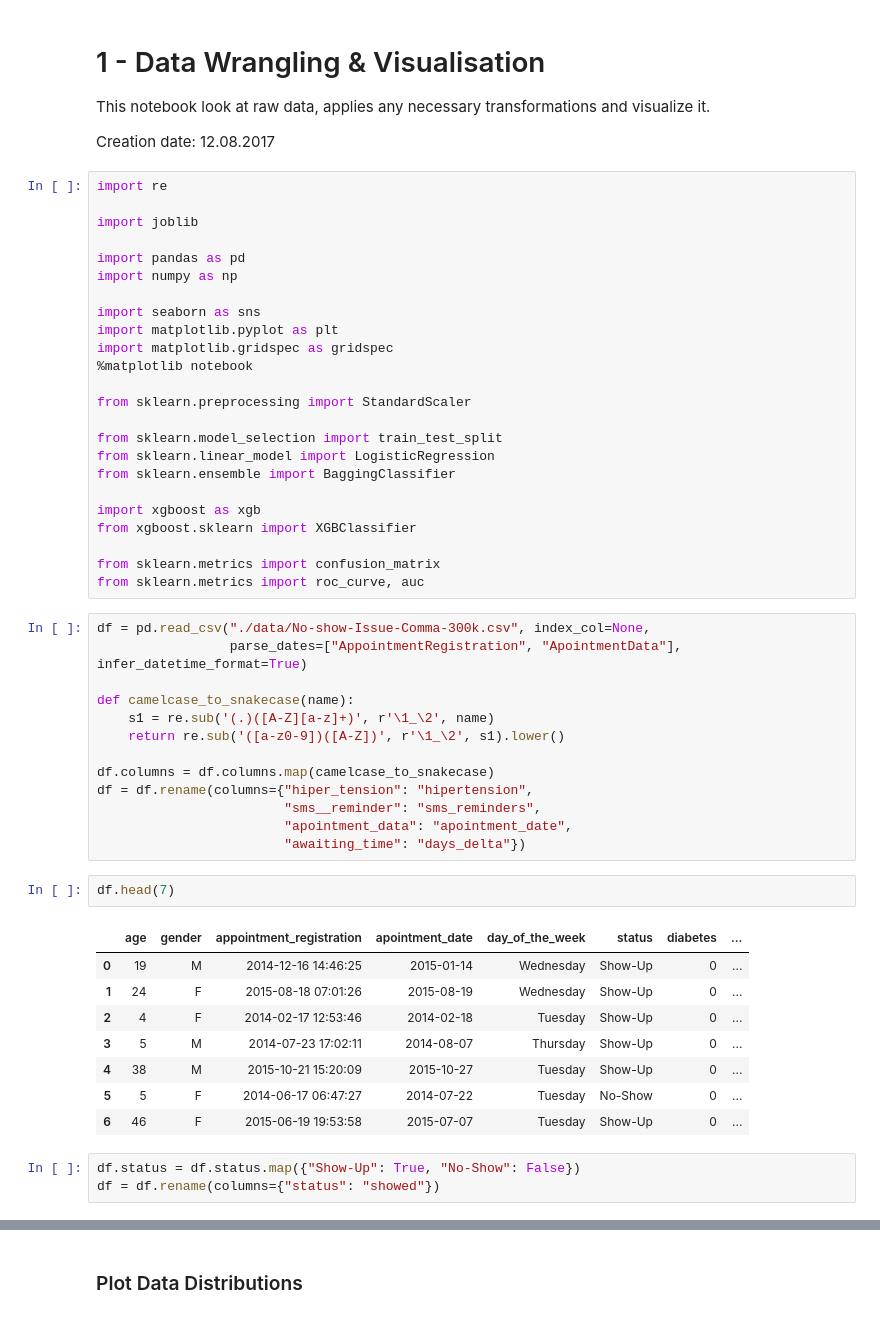
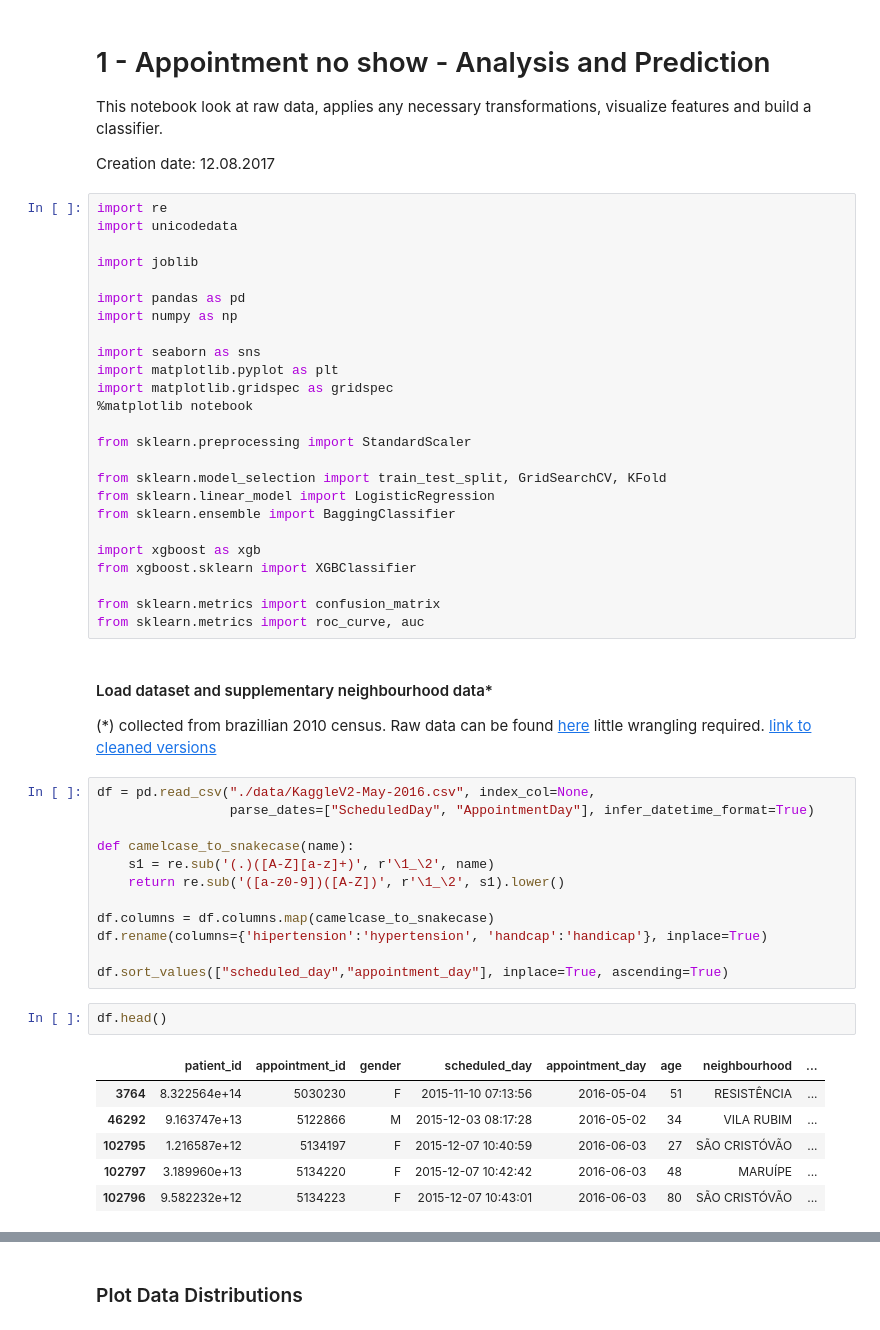
Before and after one commit to brenoarosa/medical_noshow, a Jupyter notebook: 1 - Data Wrangling & Visualisation.ipynb, the cells around one changed output, grey strips where cells are left out. Drawn from its saved outputs; the diff is of its cells as text.

```diff
--- a/1 - Data Wrangling & Visualisation.ipynb
+++ b/1 - Data Wrangling & Visualisation.ipynb
@@ -1,10 +1,12 @@
 # %% [markdown]
-# 1 - Data Wrangling & Visualisation
-This notebook look at raw data, applies any necessary transformations and visualize it.
+# 1 - Appointment no show - Analysis and Prediction
+
+This notebook look at raw data, applies any necessary transformations, visualize features and build a classifier.
 
 Creation date: 12.08.2017
 # %%
 import re
+import unicodedata
 
 import joblib
 
@@ -18,7 +20,7 @@ import matplotlib.gridspec as gridspec
 
 from sklearn.preprocessing import StandardScaler
 
-from sklearn.model_selection import train_test_split
+from sklearn.model_selection import train_test_split, GridSearchCV, KFold
 from sklearn.linear_model import LogisticRegression
 from sklearn.ensemble import BaggingClassifier
 
@@ -27,30 +29,27 @@ from xgboost.sklearn import XGBClassifier
 
 from sklearn.metrics import confusion_matrix
 from sklearn.metrics import roc_curve, auc
+# %% [markdown]
+#### Load dataset and supplementary neighbourhood data*
+(*) collected from brazillian 2010 census. Raw data can be found [here](http://www.ibge.gov.br/home/estatistica/populacao/censo2010/caracteristicas_da_populacao/caracteristicas_da_populacao_tab_municipios_zip_xls.shtm) little wrangling required. [link to cleaned versions](https://drive.google.com/drive/u/2/folders/0B_uxDpjmdSnmQTF5VGtGRUVrTFk)
 # %%
-df = pd.read_csv("./data/No-show-Issue-Comma-300k.csv", index_col=None,
-                 parse_dates=["AppointmentRegistration", "ApointmentData"], infer_datetime_format=True)
+df = pd.read_csv("./data/KaggleV2-May-2016.csv", index_col=None,
+                 parse_dates=["ScheduledDay", "AppointmentDay"], infer_datetime_format=True)
 
 def camelcase_to_snakecase(name):
     s1 = re.sub('(.)([A-Z][a-z]+)', r'\1_\2', name)
     return re.sub('([a-z0-9])([A-Z])', r'\1_\2', s1).lower()
 
 df.columns = df.columns.map(camelcase_to_snakecase)
-df = df.rename(columns={"hiper_tension": "hipertension",
-                        "sms__reminder": "sms_reminders",
-                        "apointment_data": "apointment_date",
-                        "awaiting_time": "days_delta"})
+df.rename(columns={'hipertension':'hypertension', 'handcap':'handicap'}, inplace=True)
+
+df.sort_values(["scheduled_day","appointment_day"], inplace=True, ascending=True)
 # %%
-df.head(7)
+df.head()
 # %% [output]
-|  | age | gender | appointment_registration | apointment_date | day_of_the_week | status | diabetes | ... |
-| 0 | 19 | M | 2014-12-16 14:46:25 | 2015-01-14 | Wednesday | Show-Up | 0 | ... |
-| 1 | 24 | F | 2015-08-18 07:01:26 | 2015-08-19 | Wednesday | Show-Up | 0 | ... |
-| 2 | 4 | F | 2014-02-17 12:53:46 | 2014-02-18 | Tuesday | Show-Up | 0 | ... |
-| 3 | 5 | M | 2014-07-23 17:02:11 | 2014-08-07 | Thursday | Show-Up | 0 | ... |
-| 4 | 38 | M | 2015-10-21 15:20:09 | 2015-10-27 | Tuesday | Show-Up | 0 | ... |
-| 5 | 5 | F | 2014-06-17 06:47:27 | 2014-07-22 | Tuesday | No-Show | 0 | ... |
-| 6 | 46 | F | 2015-06-19 19:53:58 | 2015-07-07 | Tuesday | Show-Up | 0 | ... |
+|  | patient_id | appointment_id | gender | scheduled_day | appointment_day | age | neighbourhood | ... |
+| 3764 | 8.322564e+14 | 5030230 | F | 2015-11-10 07:13:56 | 2016-05-04 | 51 | RESISTÊNCIA | ... |
+| 46292 | 9.163747e+13 | 5122866 | M | 2015-12-03 08:17:28 | 2016-05-02 | 34 | VILA RUBIM | ... |
+| 102795 | 1.216587e+12 | 5134197 | F | 2015-12-07 10:40:59 | 2016-06-03 | 27 | SÃO CRISTÓVÃO | ... |
+| 102797 | 3.189960e+13 | 5134220 | F | 2015-12-07 10:42:42 | 2016-06-03 | 48 | MARUÍPE | ... |
+| 102796 | 9.582232e+12 | 5134223 | F | 2015-12-07 10:43:01 | 2016-06-03 | 80 | SÃO CRISTÓVÃO | ... |
-# %%
-df.status = df.status.map({"Show-Up": True, "No-Show": False})
-df = df.rename(columns={"status": "showed"})
```
Also changed, not shown: parts of 63 cells of this notebook, 5 other files.
